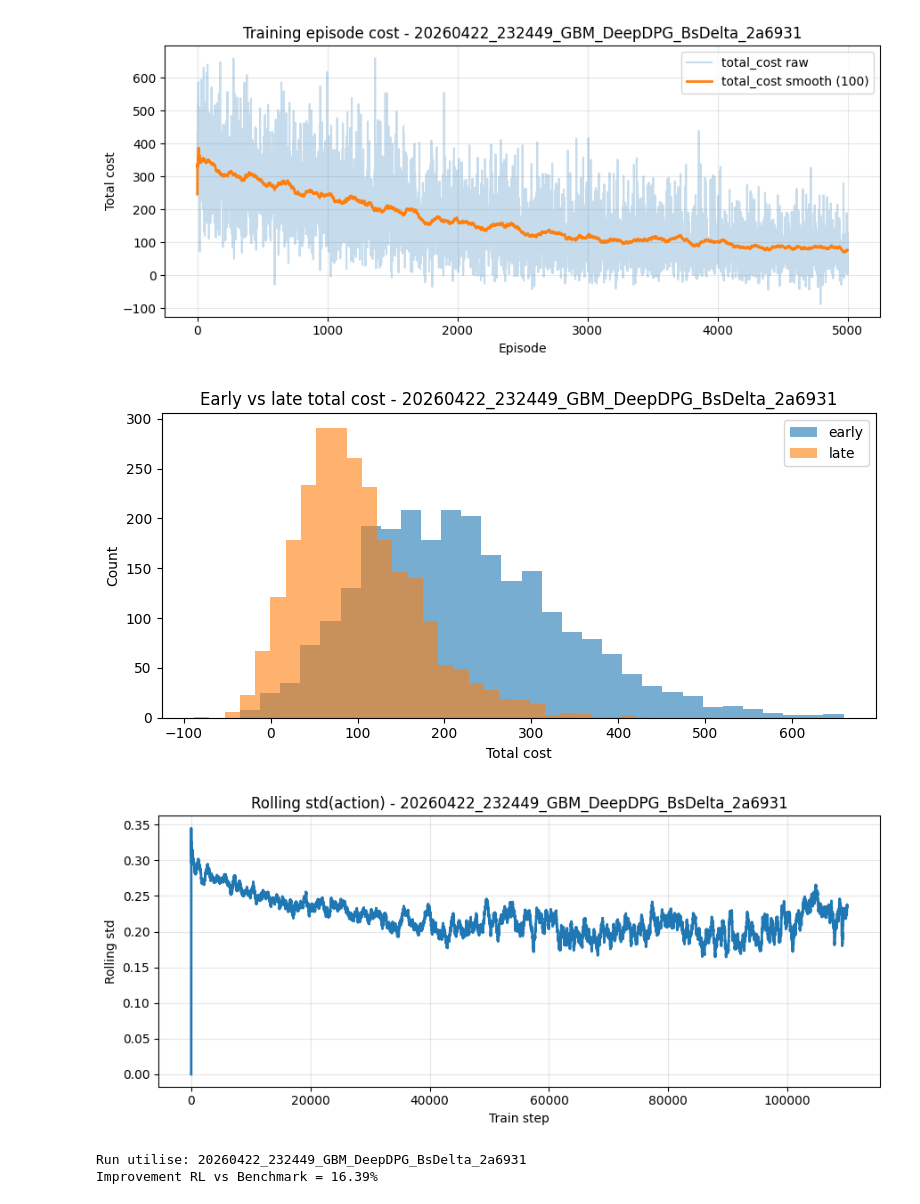
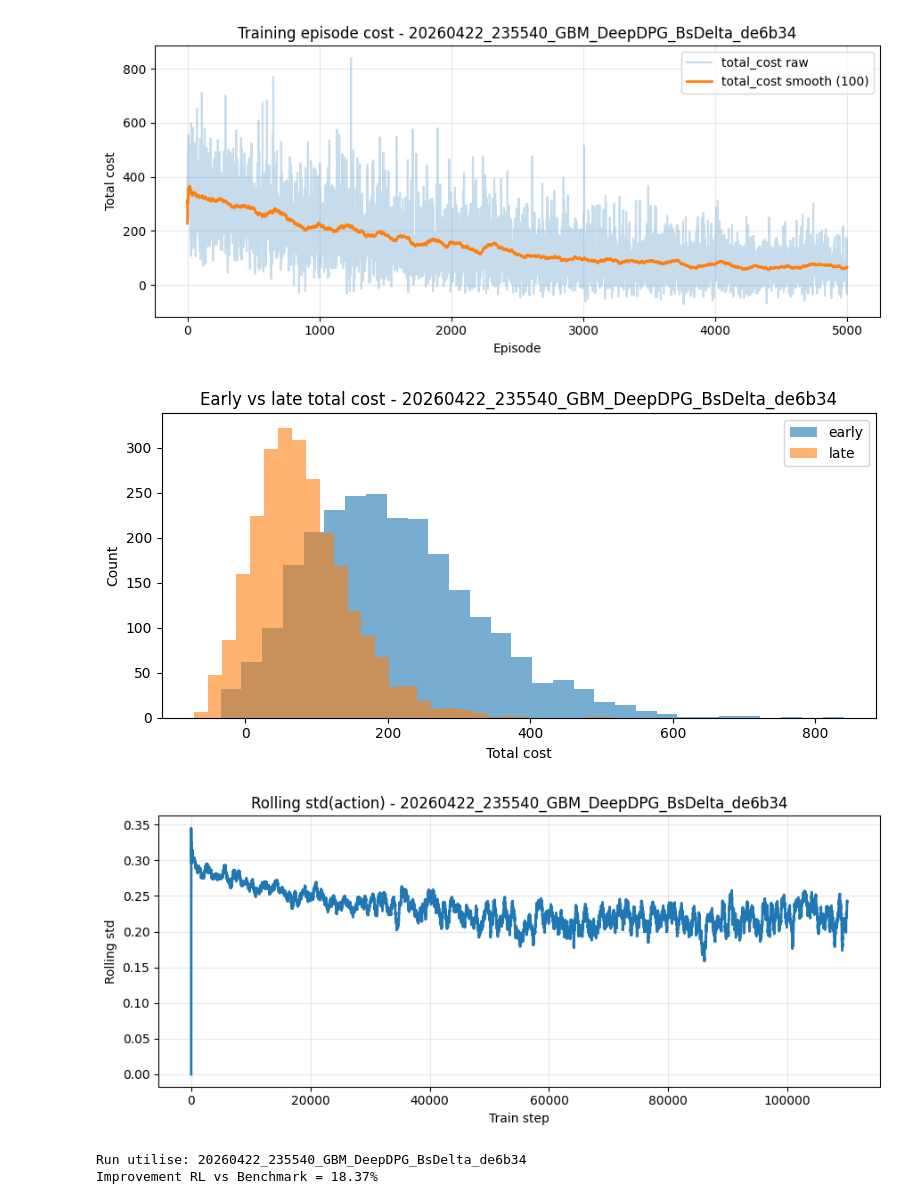
Before and after one commit to thibault-charbonnier/deep-hedging, a Jupyter notebook: notebooks/plot.ipynb, the cells around one changed output. Drawn from its saved outputs; the diff is of its cells as text; code cells hidden in the pictures.

```diff
--- a/notebooks/plot.ipynb
+++ b/notebooks/plot.ipynb
@@ -1,5 +1,5 @@
 # %%
 from src.utils.run_plots import plot_all_graphs
 # %%
-plot_all_graphs("20260422_232449_GBM_DeepDPG_BsDelta_2a6931")
+plot_all_graphs("20260422_235540_GBM_DeepDPG_BsDelta_de6b34")
 # %% [output]
@@ -7,6 +7,6 @@ plot_all_graphs("20260422_232449_GBM_DeepDPG_BsDelta_2a6931")
-[figure, old version]
+[figure, new version]
-[figure, old version]
+[figure, new version]
-[figure, old version]
+[figure, new version]
-Run utilise: 20260422_232449_GBM_DeepDPG_BsDelta_2a6931
-Improvement RL vs Benchmark = 16.39%
+Run utilise: 20260422_235540_GBM_DeepDPG_BsDelta_de6b34
+Improvement RL vs Benchmark = 18.37%
 |  | method | mean_total_cost | std_total_cost | skew_total_cost | y_objective |
```
Also changed, not shown: parts of 1 cell of this notebook, 6 other files.
